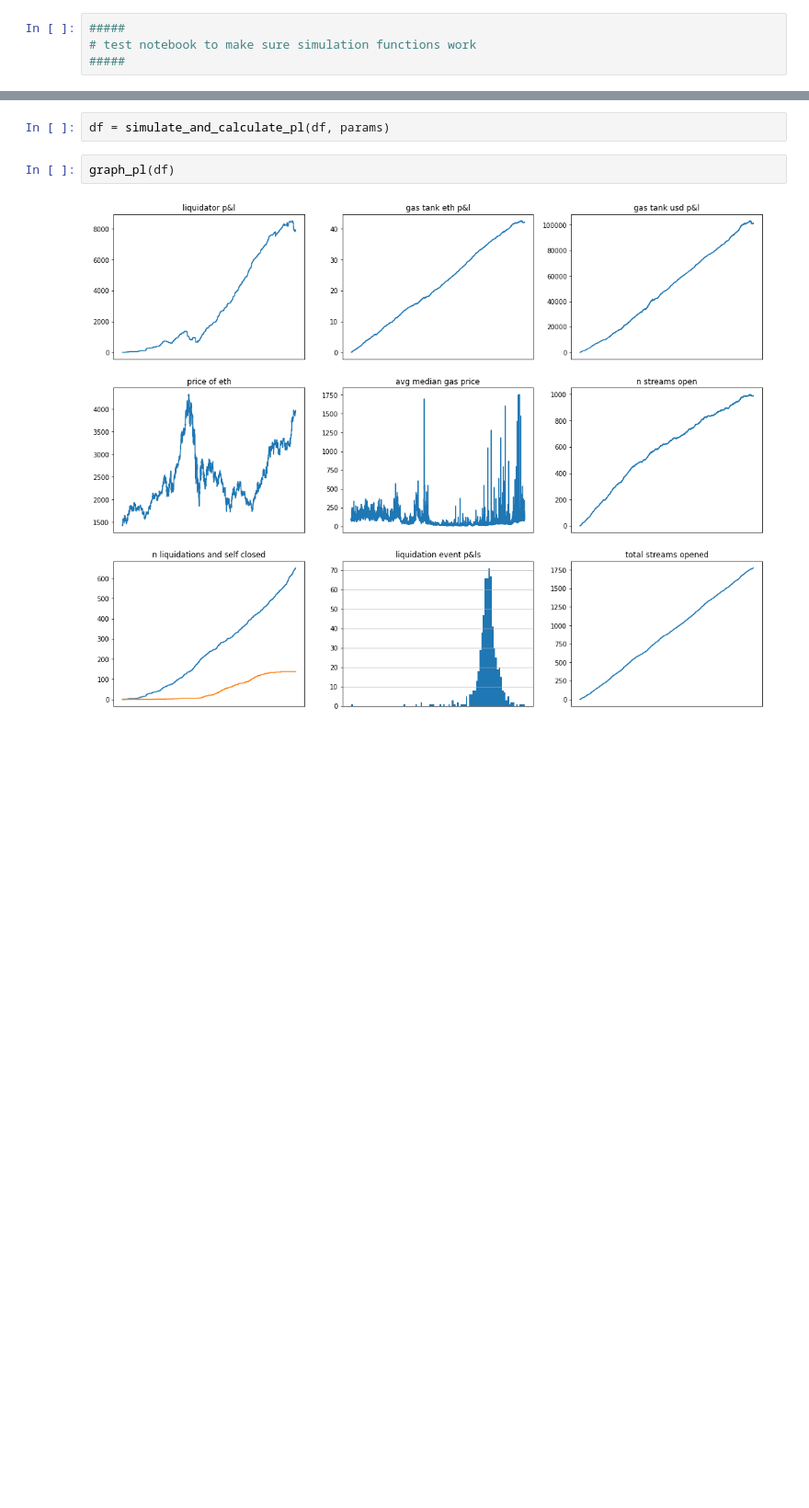
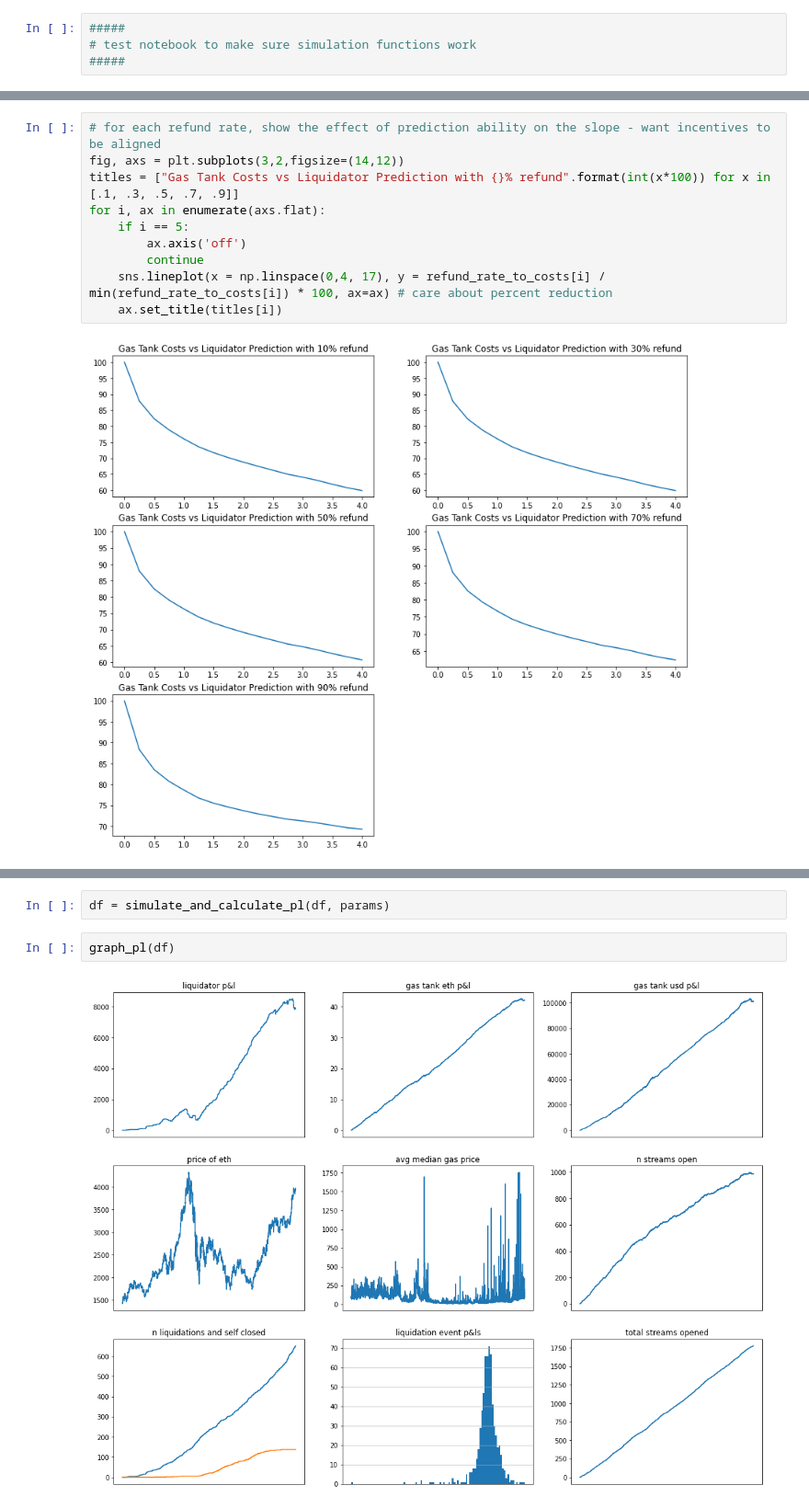
Before and after one commit to mcurcio5/superfluid-liquidations, a Jupyter notebook: test.ipynb, the cells around one changed output, grey strips where cells are left out. Shown: that part at 92% size. Saved outputs shown, nothing was run; the diff lists cells and outputs as text; blank space fills up the shorter version.

```diff
--- a/test.ipynb
+++ b/test.ipynb
@@ -34,0 +58,12 @@ print(incurred_cost_per_tx)
+# %%
+# for each refund rate, show the effect of prediction ability on the slope - want incentives to be aligned
+fig, axs = plt.subplots(3,2,figsize=(14,12))
+titles = ["Gas Tank Costs vs Liquidator Prediction with {}% refund".format(int(x*100)) for x in [.1, .3, .5, .7, .9]]
+for i, ax in enumerate(axs.flat):
+    if i == 5:
+        ax.axis('off')
+        continue
+    sns.lineplot(x = np.linspace(0,4, 17), y = refund_rate_to_costs[i] / min(refund_rate_to_costs[i]) * 100, ax=ax) # care about percent reduction
+    ax.set_title(titles[i])
+# %% [output]
+[figure, added]
```
Also changed, not shown: parts of 12 cells of this notebook, 4 other files.
